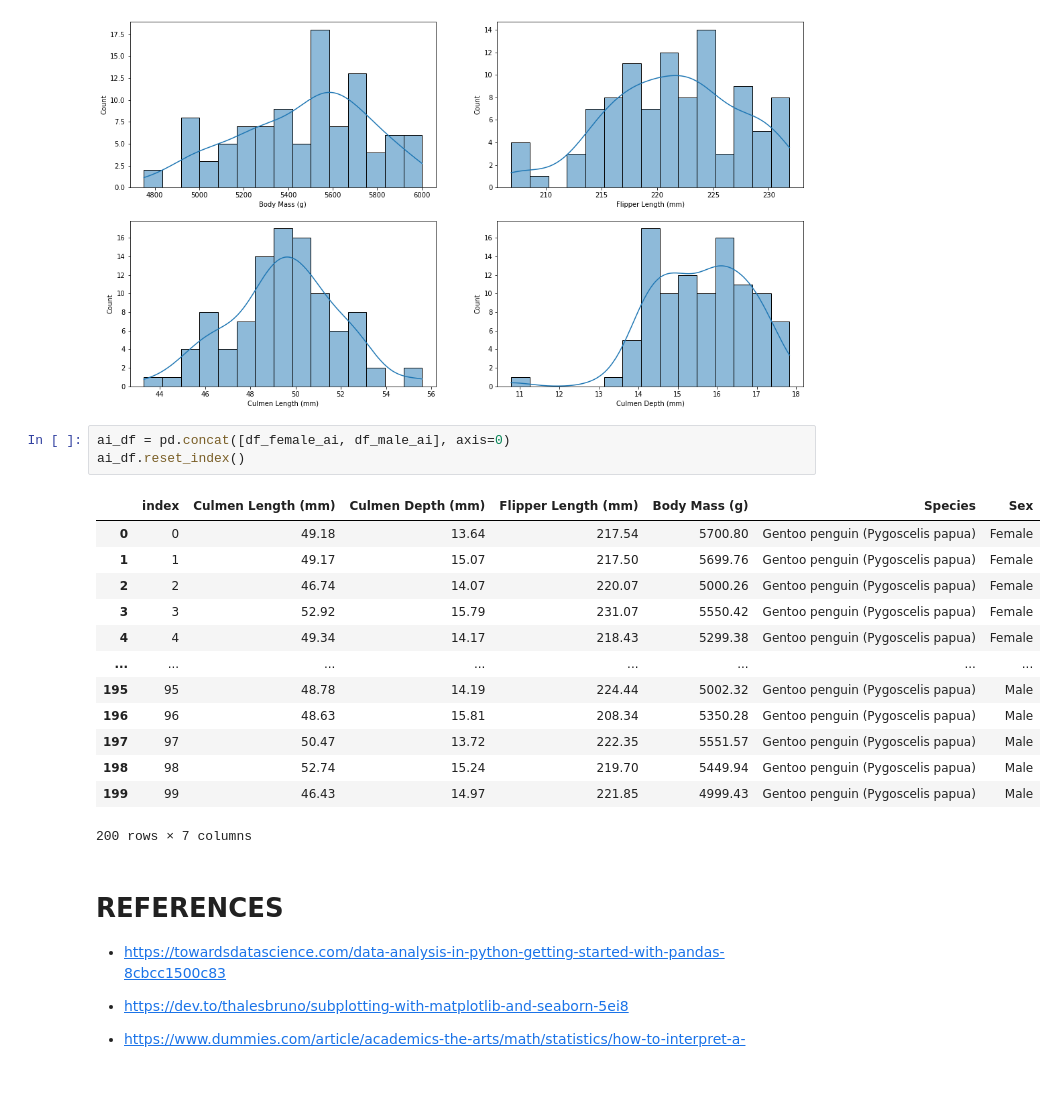
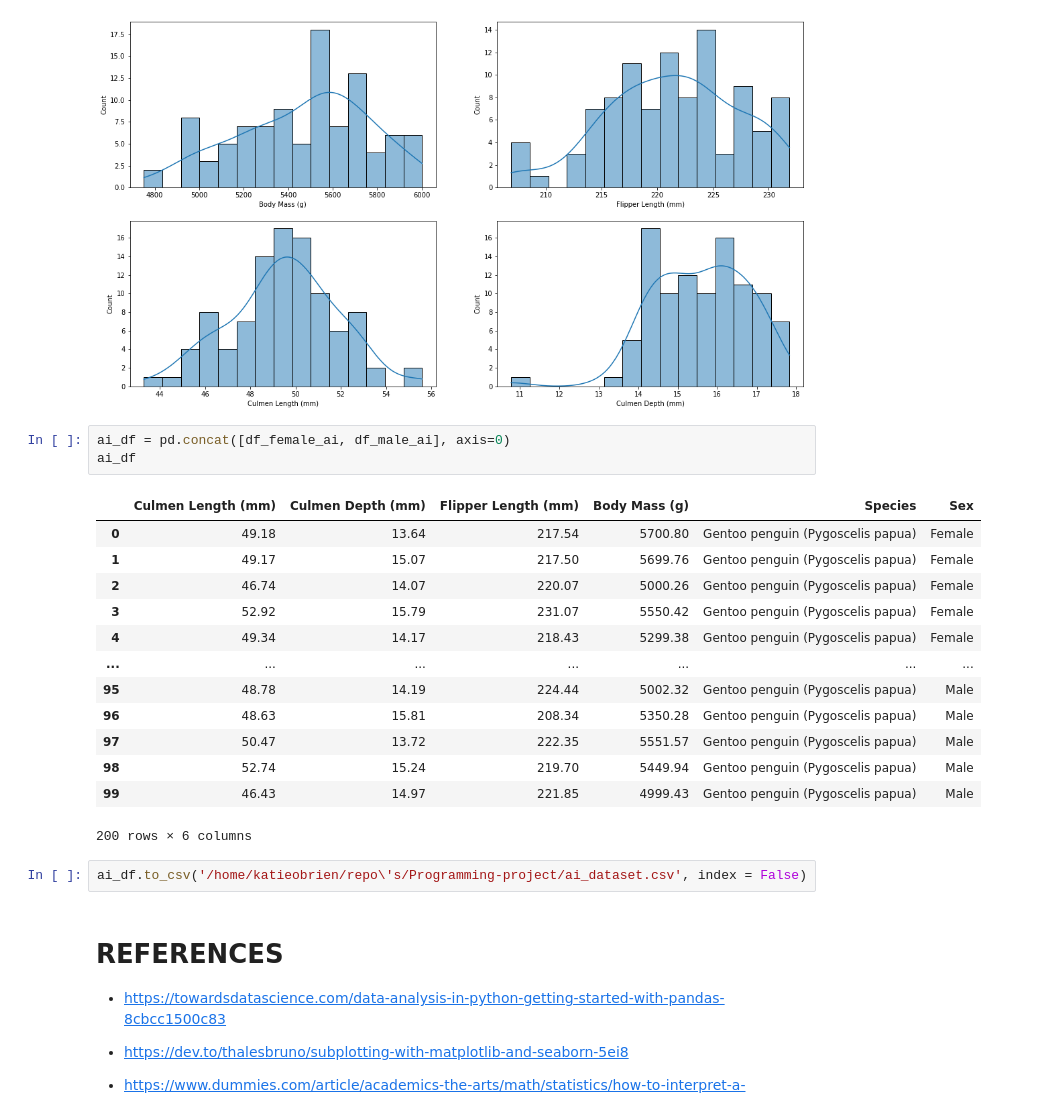
Before and after one commit to kaob1991/Programming-DA-project-1, a Jupyter notebook: Project.ipynb, the cells around one changed output. Drawn from its saved outputs; the diff is of its cells as text; blank space fills up the shorter version.

```diff
--- a/Project.ipynb
+++ b/Project.ipynb
@@ -427,21 +427,23 @@ sns.histplot(ax=axes[1, 1],data= df_female_ai, x = "Culmen Depth (mm)", bins = 1
 [figure]
 # %%
 ai_df = pd.concat([df_female_ai, df_male_ai], axis=0)
-ai_df.reset_index()
+ai_df
 # %% [output]
-|  | index | Culmen Length (mm) | Culmen Depth (mm) | Flipper Length (mm) | Body Mass (g) | Species | Sex |
-| 0 | 0 | 49.18 | 13.64 | 217.54 | 5700.80 | Gentoo penguin (Pygoscelis papua) | Female |
-| 1 | 1 | 49.17 | 15.07 | 217.50 | 5699.76 | Gentoo penguin (Pygoscelis papua) | Female |
-| 2 | 2 | 46.74 | 14.07 | 220.07 | 5000.26 | Gentoo penguin (Pygoscelis papua) | Female |
-| 3 | 3 | 52.92 | 15.79 | 231.07 | 5550.42 | Gentoo penguin (Pygoscelis papua) | Female |
-| 4 | 4 | 49.34 | 14.17 | 218.43 | 5299.38 | Gentoo penguin (Pygoscelis papua) | Female |
-| ... | ... | ... | ... | ... | ... | ... | ... |
-| 195 | 95 | 48.78 | 14.19 | 224.44 | 5002.32 | Gentoo penguin (Pygoscelis papua) | Male |
-| 196 | 96 | 48.63 | 15.81 | 208.34 | 5350.28 | Gentoo penguin (Pygoscelis papua) | Male |
-| 197 | 97 | 50.47 | 13.72 | 222.35 | 5551.57 | Gentoo penguin (Pygoscelis papua) | Male |
-| 198 | 98 | 52.74 | 15.24 | 219.70 | 5449.94 | Gentoo penguin (Pygoscelis papua) | Male |
-| 199 | 99 | 46.43 | 14.97 | 221.85 | 4999.43 | Gentoo penguin (Pygoscelis papua) | Male |
+|  | Culmen Length (mm) | Culmen Depth (mm) | Flipper Length (mm) | Body Mass (g) | Species | Sex |
+| 0 | 49.18 | 13.64 | 217.54 | 5700.80 | Gentoo penguin (Pygoscelis papua) | Female |
+| 1 | 49.17 | 15.07 | 217.50 | 5699.76 | Gentoo penguin (Pygoscelis papua) | Female |
+| 2 | 46.74 | 14.07 | 220.07 | 5000.26 | Gentoo penguin (Pygoscelis papua) | Female |
+| 3 | 52.92 | 15.79 | 231.07 | 5550.42 | Gentoo penguin (Pygoscelis papua) | Female |
+| 4 | 49.34 | 14.17 | 218.43 | 5299.38 | Gentoo penguin (Pygoscelis papua) | Female |
+| ... | ... | ... | ... | ... | ... | ... |
+| 95 | 48.78 | 14.19 | 224.44 | 5002.32 | Gentoo penguin (Pygoscelis papua) | Male |
+| 96 | 48.63 | 15.81 | 208.34 | 5350.28 | Gentoo penguin (Pygoscelis papua) | Male |
+| 97 | 50.47 | 13.72 | 222.35 | 5551.57 | Gentoo penguin (Pygoscelis papua) | Male |
+| 98 | 52.74 | 15.24 | 219.70 | 5449.94 | Gentoo penguin (Pygoscelis papua) | Male |
+| 99 | 46.43 | 14.97 | 221.85 | 4999.43 | Gentoo penguin (Pygoscelis papua) | Male |
-200 rows × 7 columns
+200 rows × 6 columns
+# %%
+ai_df.to_csv('/home/katieobrien/repo\'s/Programming-project/ai_dataset.csv', index = False)
 # %% [markdown]
 # REFERENCES
 
```
Also changed, not shown: parts of 1 cell of this notebook, 1 other file.
